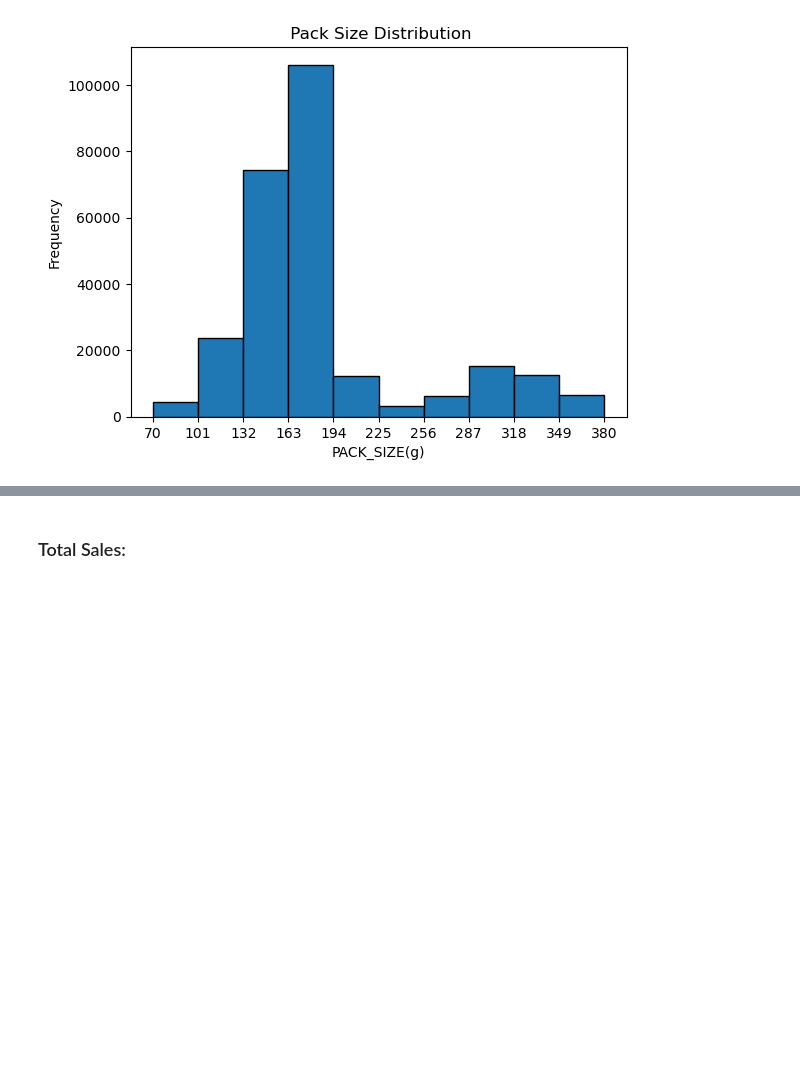
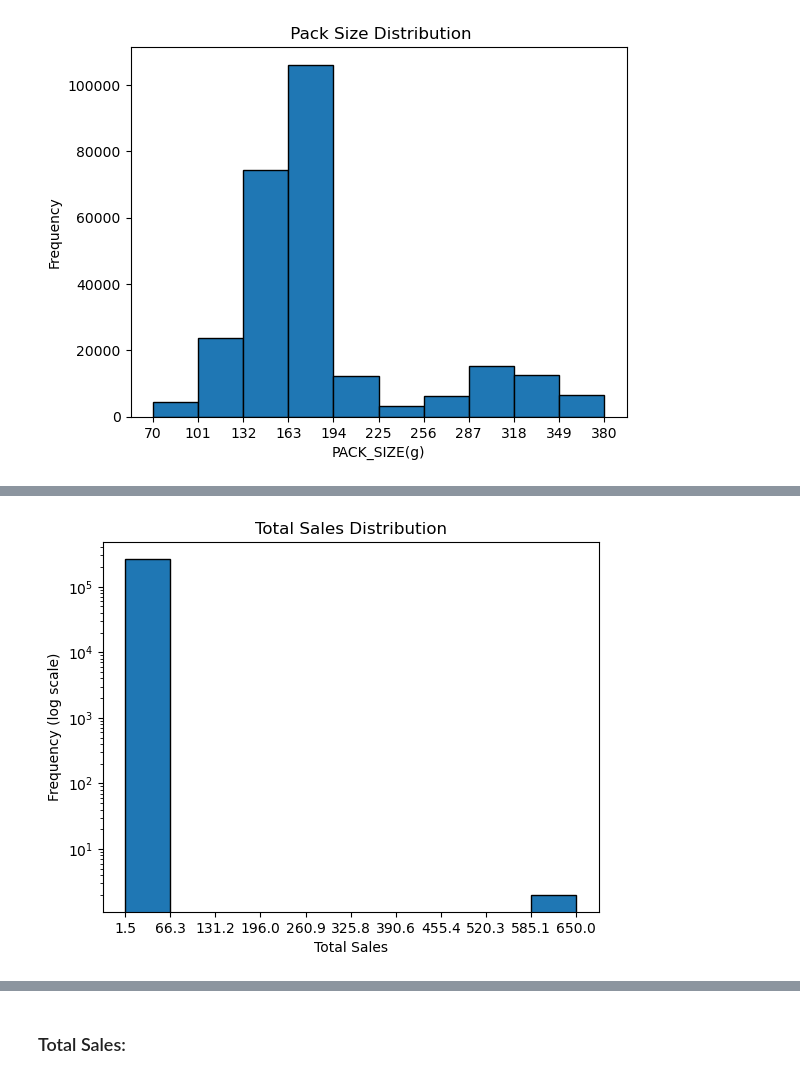
Before and after one commit to Marilyn-Rose/Data-Analytics-on-Chips-Category, a Jupyter notebook: Quantium Chips_Category Data analysis.ipynb, the cells around one changed output, grey strips where cells are left out. Saved outputs shown, nothing was run; the diff lists cells and outputs as text; code cells hidden in the pictures; blank space fills up the shorter version.

```diff
--- a/Quantium Chips_Category Data analysis.ipynb
+++ b/Quantium Chips_Category Data analysis.ipynb
@@ -404,0 +426,12 @@ df.head(2)
+# %%
+# Frequency distribution of 'PACK_SIZE'[
+count, bin_edges = np.histogram(df['TOT_SALES'])
+df['TOT_SALES'].plot(kind= 'hist', xticks = bin_edges, edgecolor = 'black')
+plt.yscale('log')
+plt.ylabel('Frequency (log scale)')
+plt.xlabel('Total Sales')
+plt.title ( 'Total Sales Distribution')
+
+plt.show()
+# %% [output]
+[figure, added]
```
Also changed, not shown: parts of 28 cells of this notebook.
